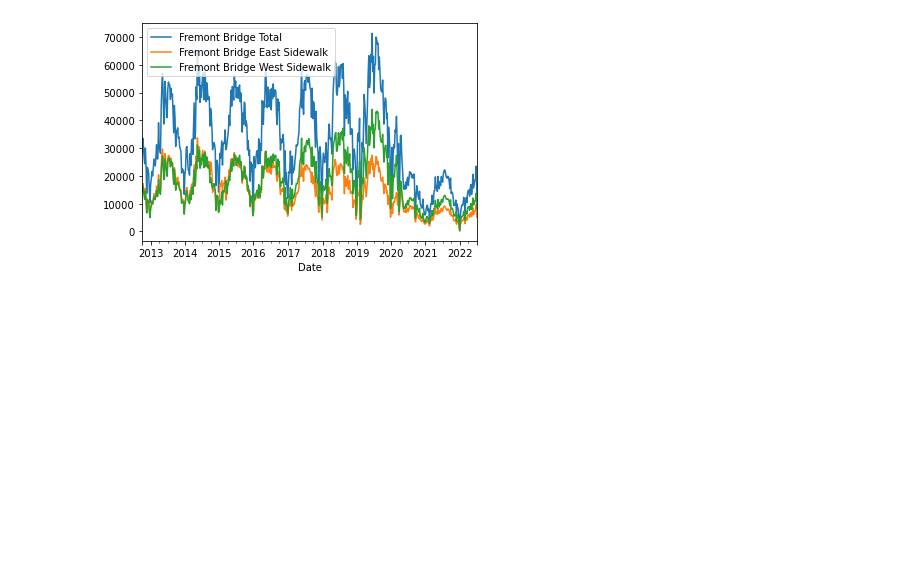
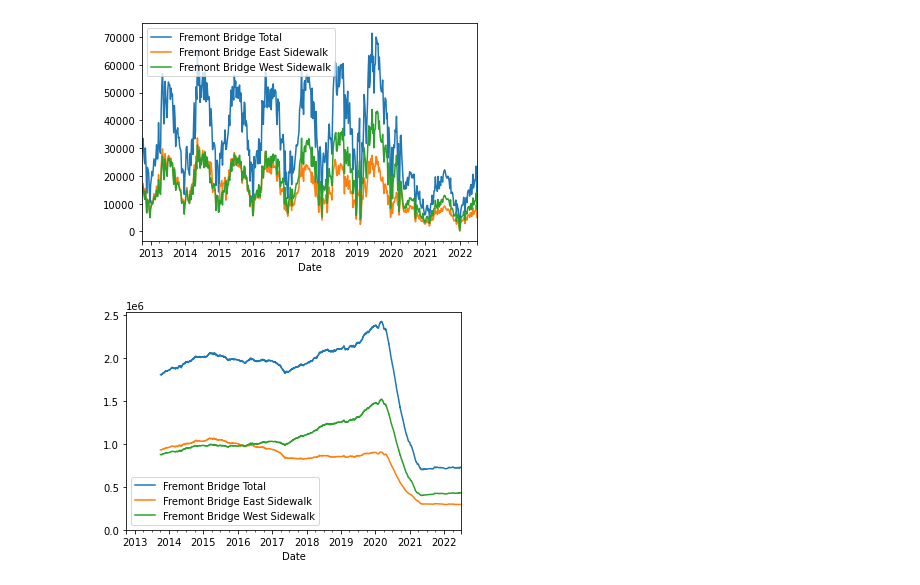
Before and after one commit to chchae-Joung/JupyterTest, a Jupyter notebook: github_test1.ipynb, the cells around one changed output. Cells and saved outputs as stored; diff of their text form; code cells hidden in the pictures; blank space fills up the shorter version.

Commit message:
include plots in the notebook

```diff
--- a/github_test1.ipynb
+++ b/github_test1.ipynb
@@ -23,3 +23,8 @@ data.resample('W').sum().plot()
 # %% [output]
 <AxesSubplot:xlabel='Date'>
 [figure]
+# %%
+ax = data.resample('D').sum().rolling(365).sum().plot();
+ax.set_ylim(0, None);
+# %% [output]
+[figure, added]
```
Also changed, not shown: parts of 3 cells of this notebook.
